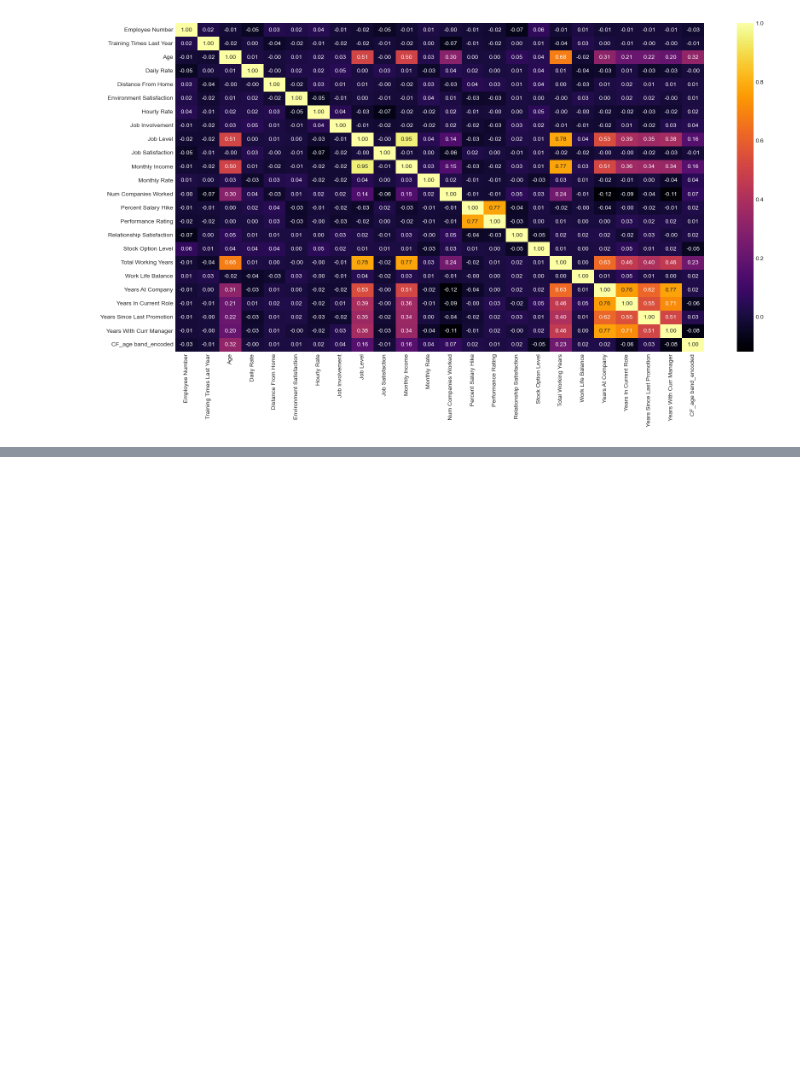
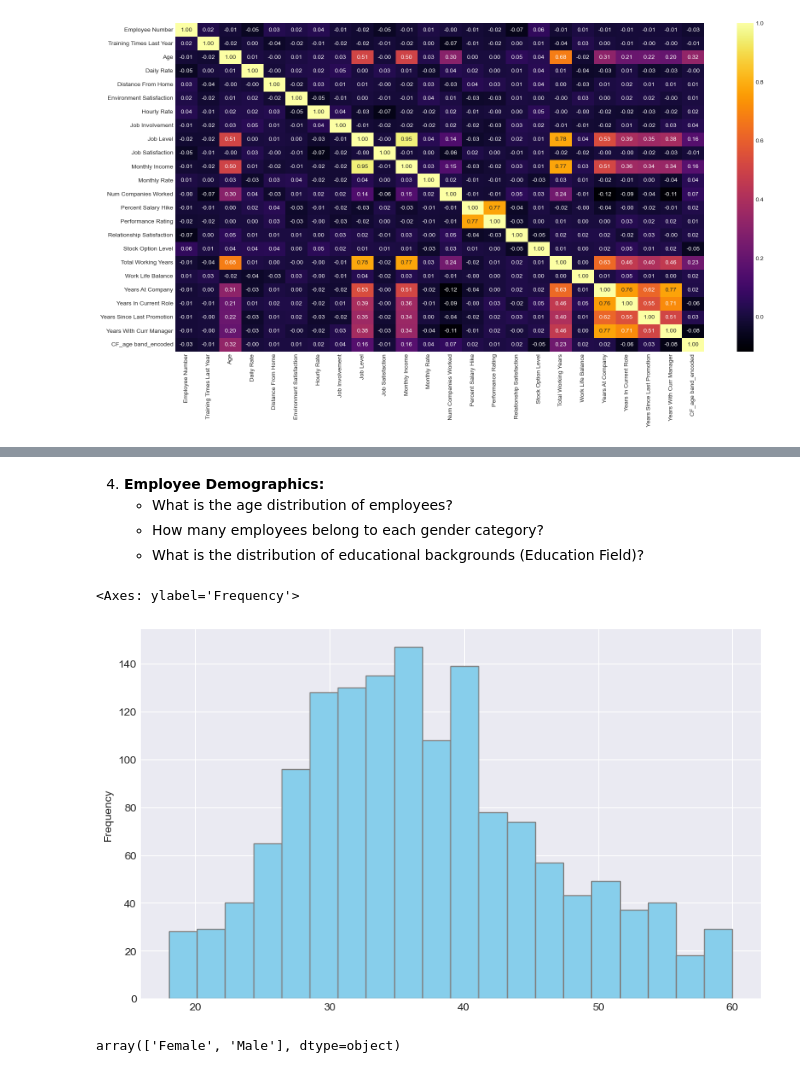
Before and after one commit to sivm205/HR-Employee-Attrition-Analysis, a Jupyter notebook: Preprocessing.ipynb, the cells around one changed output, grey strips where cells are left out. Saved outputs shown, nothing was run; the diff lists cells and outputs as text; code cells hidden in the pictures; blank space fills up the shorter version.

Commit message:
Done with a Employees Demographic and work environment analysis

```diff
--- a/Preprocessing.ipynb
+++ b/Preprocessing.ipynb
@@ -623,0 +668,14 @@ sns.heatmap(cor_cof, annot=True, cmap= 'inferno', fmt=".2f")
+# %% [markdown]
+4. **Employee Demographics:**
+   - What is the age distribution of employees?
+   - How many employees belong to each gender category?
+   - What is the distribution of educational backgrounds (Education Field)?
+# %%
+df['Age'].plot(kind='hist', bins=20, color='skyblue', edgecolor='gray', figsize=(10, 6))
+# %% [output]
+<Axes: ylabel='Frequency'>
+[figure, added]
+# %%
+df['Gender'].unique()
+# %% [output]
+array(['Female', 'Male'], dtype=object)
```
Also changed, not shown: parts of 22 cells of this notebook.
